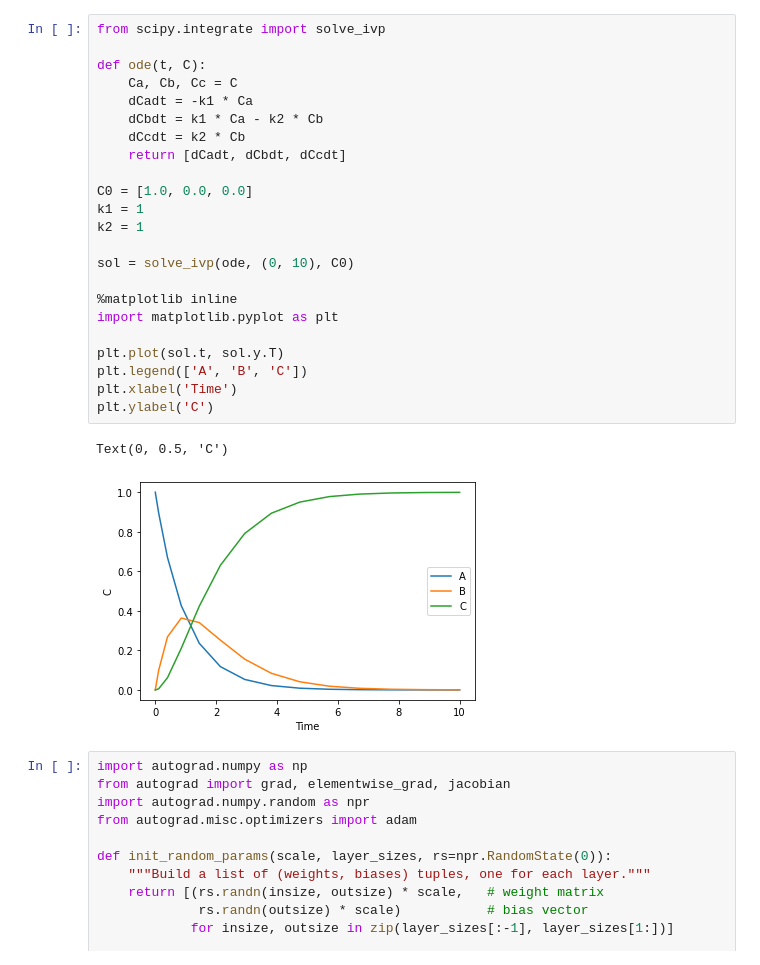
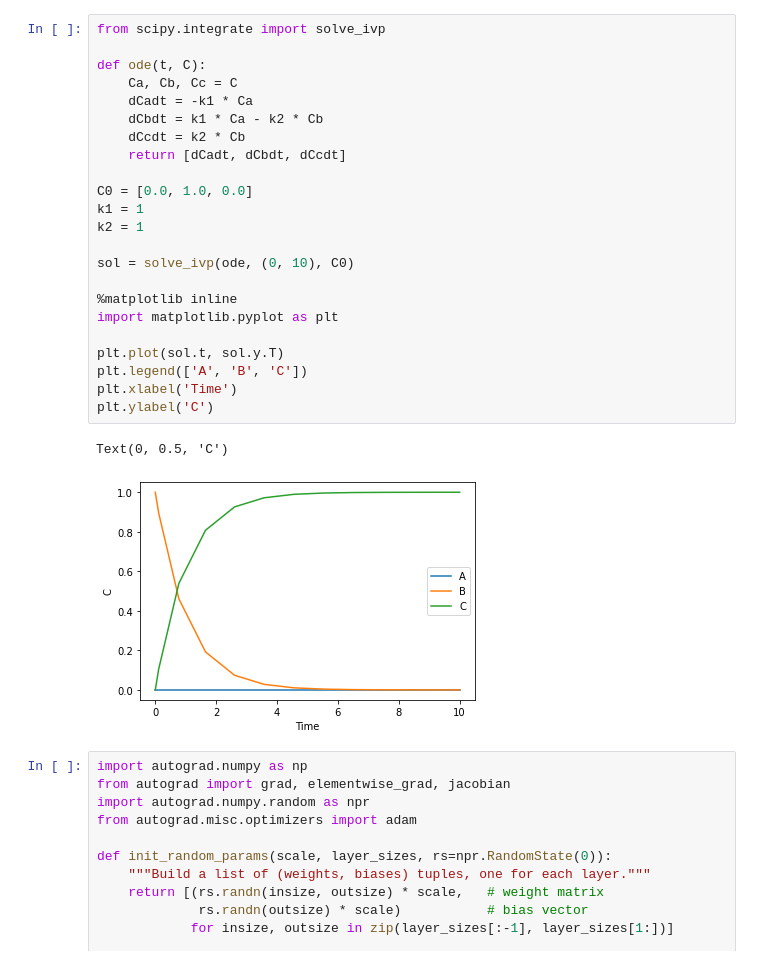
Before and after one commit to DangHa/PINNs-EKG, a Jupyter notebook: src/kitchin.ipynb, the cells around one changed output. Saved outputs shown, nothing was run; the diff lists cells and outputs as text.

```diff
--- a/src/kitchin.ipynb
+++ b/src/kitchin.ipynb
@@ -1,29 +1,29 @@
 # %%
 from scipy.integrate import solve_ivp
 
 def ode(t, C):
     Ca, Cb, Cc = C
     dCadt = -k1 * Ca
     dCbdt = k1 * Ca - k2 * Cb
     dCcdt = k2 * Cb
     return [dCadt, dCbdt, dCcdt]
 
-C0 = [1.0, 0.0, 0.0]
+C0 = [0.0, 1.0, 0.0]
 k1 = 1
 k2 = 1
 
 sol = solve_ivp(ode, (0, 10), C0)
 
 %matplotlib inline
 import matplotlib.pyplot as plt
 
 plt.plot(sol.t, sol.y.T)
 plt.legend(['A', 'B', 'C'])
 plt.xlabel('Time')
 plt.ylabel('C')
 # %% [output]
 Text(0, 0.5, 'C')
-[figure, old version]
+[figure, new version]
 # %%
 import autograd.numpy as np
 from autograd import grad, elementwise_grad, jacobian
```
Also changed, not shown: parts of 7 cells of this notebook, 8 other files.
